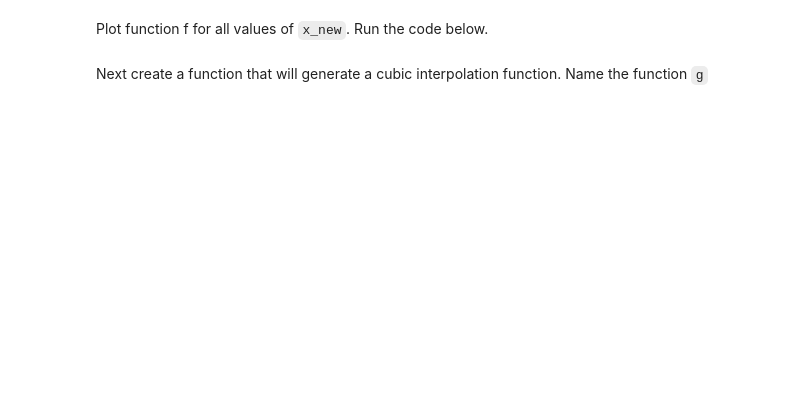
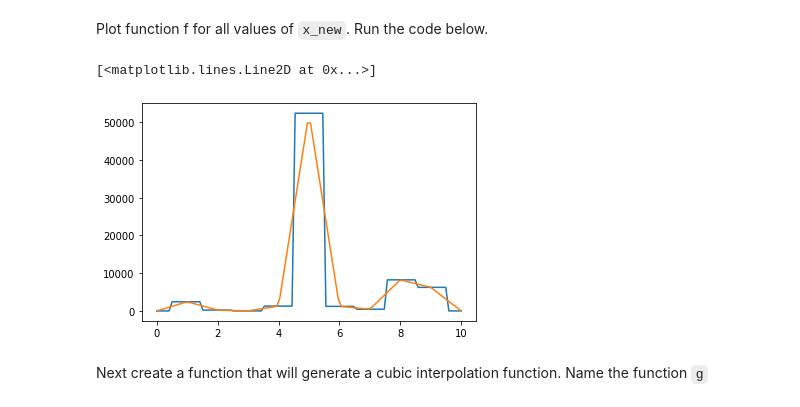
Before and after one commit to ironhack-datalabs/datamad0120, a Jupyter notebook: module-2/lab-intro-to-scipy/your-code/main.ipynb, the cells around one changed output. Saved outputs shown, nothing was run; the diff lists cells and outputs as text; code cells hidden in the pictures; blank space fills up the shorter version.

```diff
--- a/module-2/lab-intro-to-scipy/your-code/main.ipynb
+++ b/module-2/lab-intro-to-scipy/your-code/main.ipynb
@@ -96,10 +233,13 @@ Hint: one option is the `np.arange` function.
 Plot function f for all values of `x_new`. Run the code below.
 # %%
 # Run this code:
-
 %matplotlib inline
 import matplotlib.pyplot as plt
 
-plt.plot(x_new, f(x_new))
+plt.plot(xn, fn(xn))
+plt.plot(xl, fl(xl))
+# %% [output]
+[<matplotlib.lines.Line2D at 0x...>]
+[figure, added]
 # %% [markdown]
 Next create a function that will generate a cubic interpolation function. Name the function `g`
```
Also changed, not shown: parts of 18 cells of this notebook.
